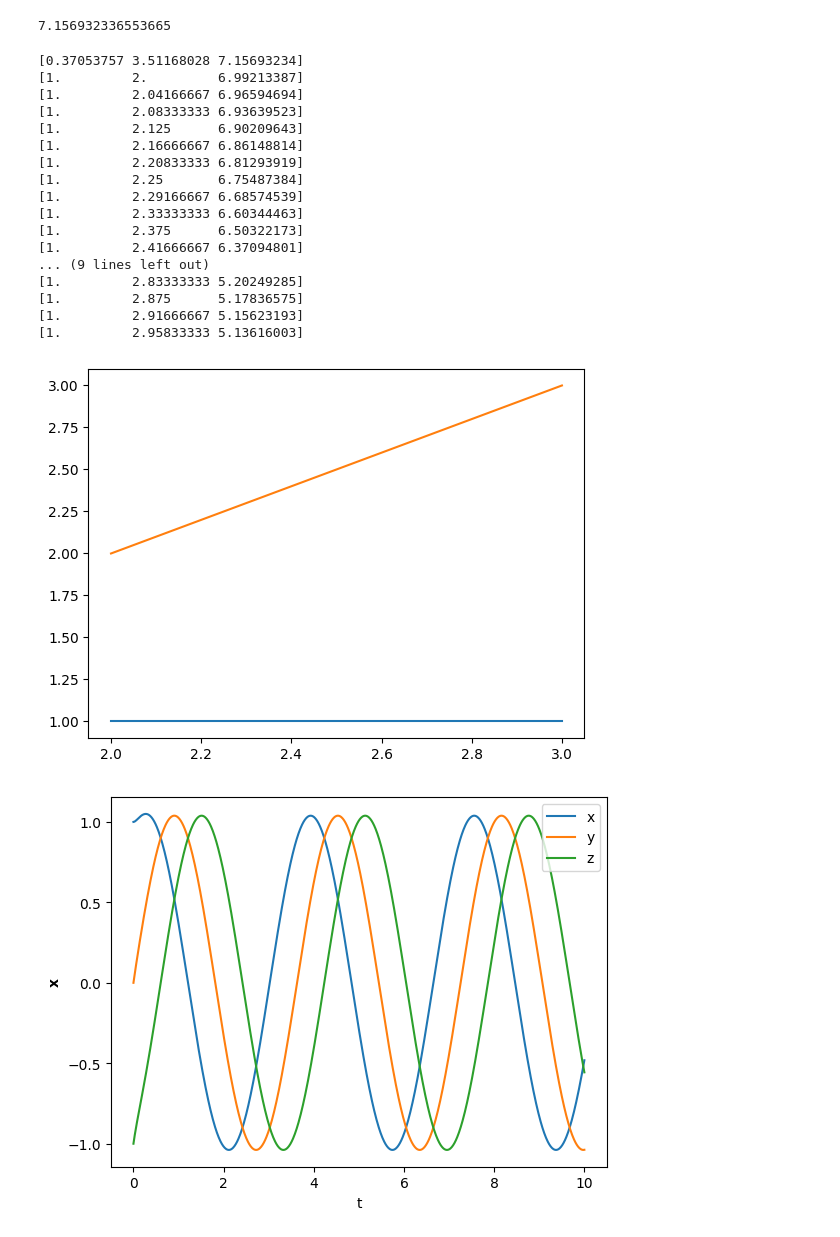
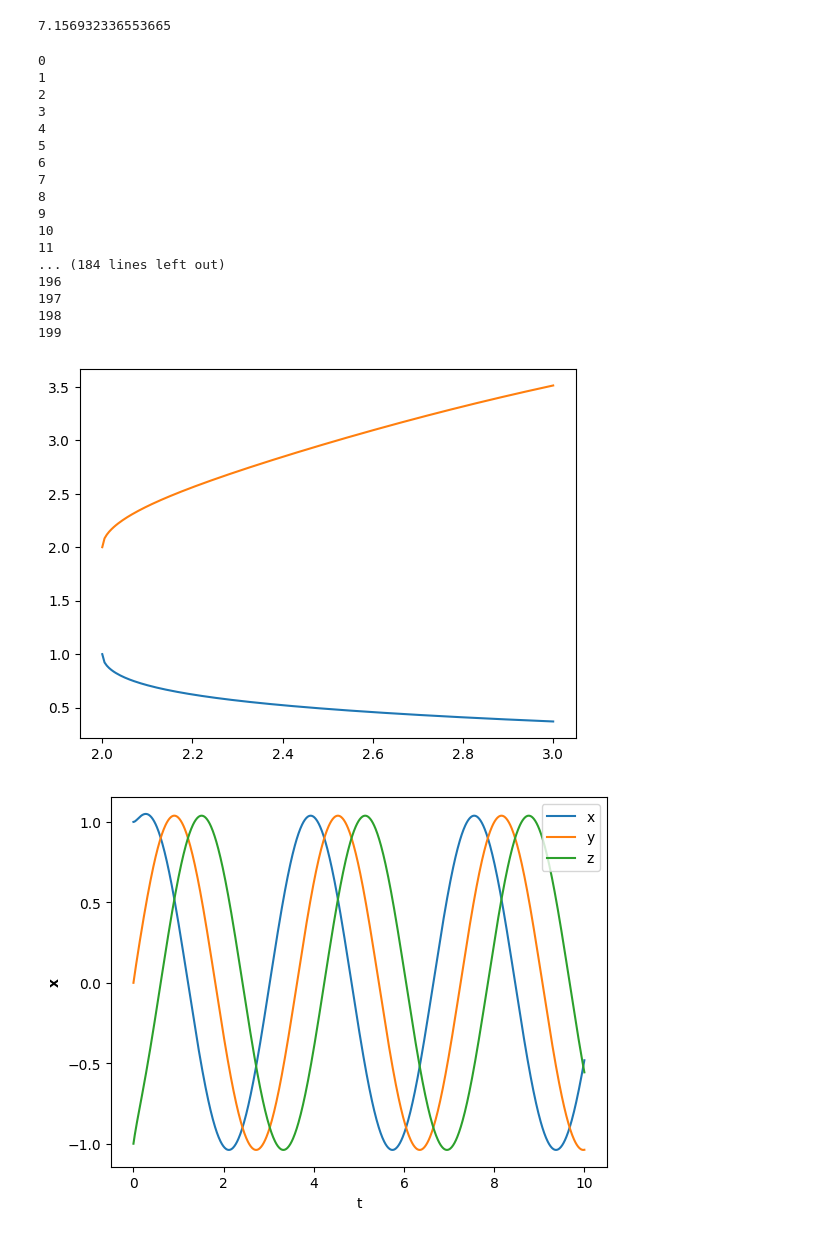
Before and after one commit to barnander/Numerical-Tools-for-Dynamical-Systems, a Jupyter notebook: Coursework.ipynb, the cells around one changed output. Saved outputs shown, nothing was run; the diff lists cells and outputs as text; code cells hidden in the pictures.

```diff
--- a/Coursework.ipynb
+++ b/Coursework.ipynb
@@ -60,37 +61,38 @@ print(T)
 7.156932336553665
 # %%
 #c)
-B0 = 2
-Bf = 3
+B0 = 3
+Bf = 2
 p0 = np.array([A, B0])
 pend = np.array([A, Bf])
+x = np.array([1,1])
 #Use the output of shooting method as first guess for the natural parameter continuation
 #We use natural parameter continuation to find the branch of LCs that emerges from the Hopf bifurcation at B = 2
 xs, Ts, ps = solvers.natural_p_cont(brusselator, p0, pend, x, LC = True, T0 = T)
 
 plt.figure()
 plt.plot(ps[1,:], xs[0,:])
 plt.plot(ps[1,:], xs[1,:])
 plt.show()
 # %% [output]
-[0.37053757 3.51168028 7.15693234]
-[1.         2.         6.99213387]
-[1.         2.04166667 6.96594694]
-[1.         2.08333333 6.93639523]
-[1.         2.125      6.90209643]
-[1.         2.16666667 6.86148814]
-[1.         2.20833333 6.81293919]
-[1.         2.25       6.75487384]
-[1.         2.29166667 6.68574539]
-[1.         2.33333333 6.60344463]
-[1.         2.375      6.50322173]
-[1.         2.41666667 6.37094801]
-... (9 lines left out)
-[1.         2.83333333 5.20249285]
-[1.         2.875      5.17836575]
-[1.         2.91666667 5.15623193]
-[1.         2.95833333 5.13616003]
+0
+1
+2
+3
+4
+5
+6
+7
+8
+9
+10
+11
+... (184 lines left out)
+196
+197
+198
+199
-[figure, old version]
+[figure, new version]
 # %%
 #Question 2
 #Set up the extended Hopf Bifurcation normal form
```
Also changed, not shown: parts of 13 cells of this notebook, 2 other files.
